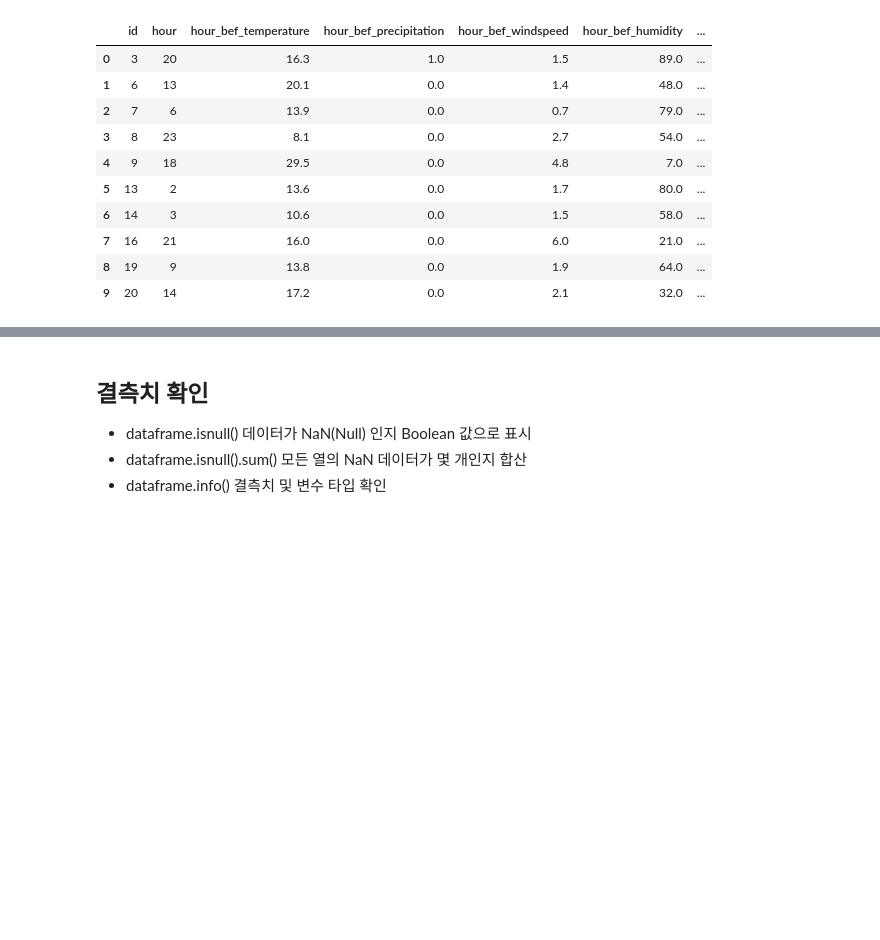
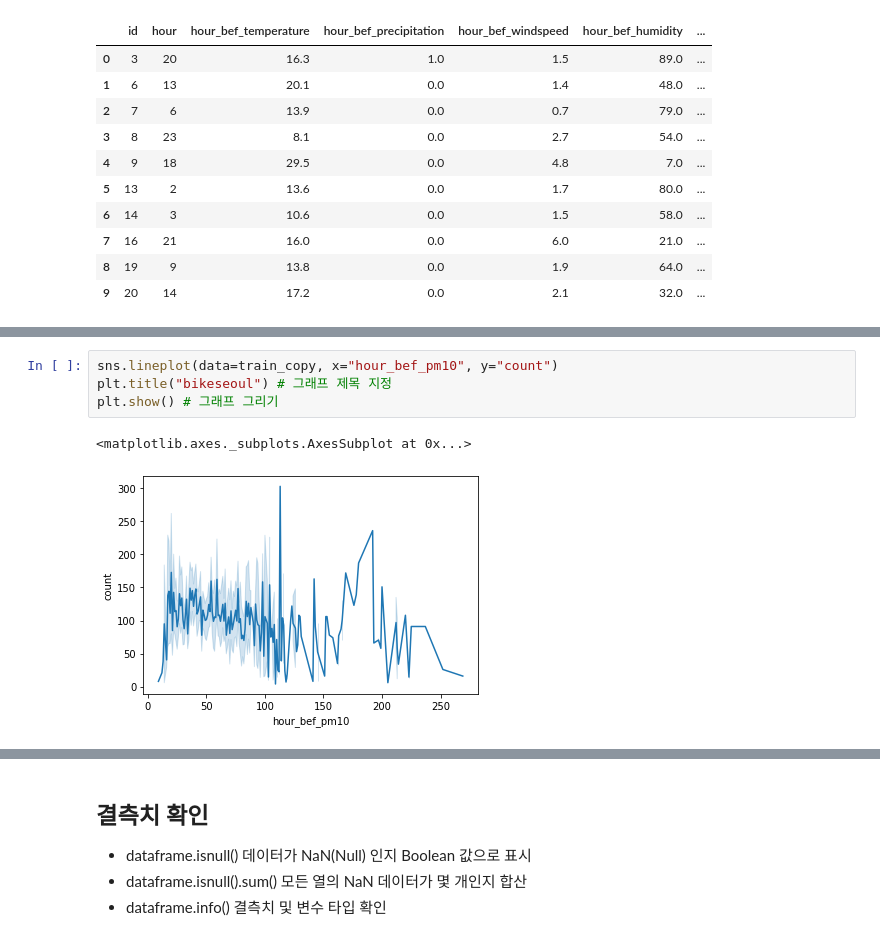
Before and after one commit to inticoy/pyTorchZeroToAll, a Jupyter notebook: dacon/bikeseoul/bikeseoul_decision_tree.ipynb, the cells around one changed output, grey strips where cells are left out. Drawn from its saved outputs; the diff is of its cells as text; blank space fills up the shorter version.

```diff
--- a/dacon/bikeseoul/bikeseoul_decision_tree.ipynb
+++ b/dacon/bikeseoul/bikeseoul_decision_tree.ipynb
@@ -58,0 +86,7 @@ train.head(10)
+# %%
+sns.lineplot(data=train_copy, x="hour_bef_pm10", y="count")
+plt.title("bikeseoul") # 그래프 제목 지정
+plt.show() # 그래프 그리기
+# %% [output]
+<matplotlib.axes._subplots.AxesSubplot at 0x...>
+[figure, added]
```
Also changed, not shown: parts of 12 cells of this notebook.
